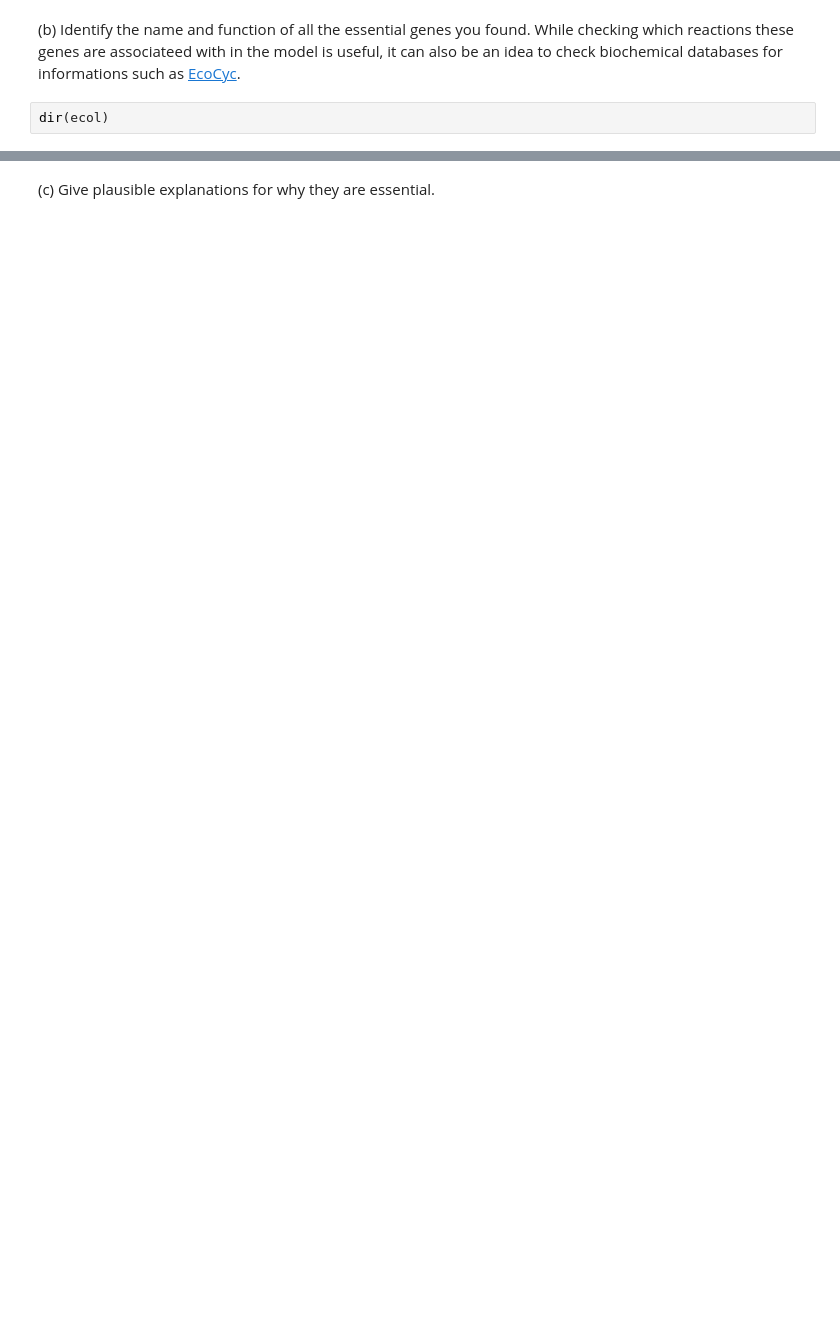
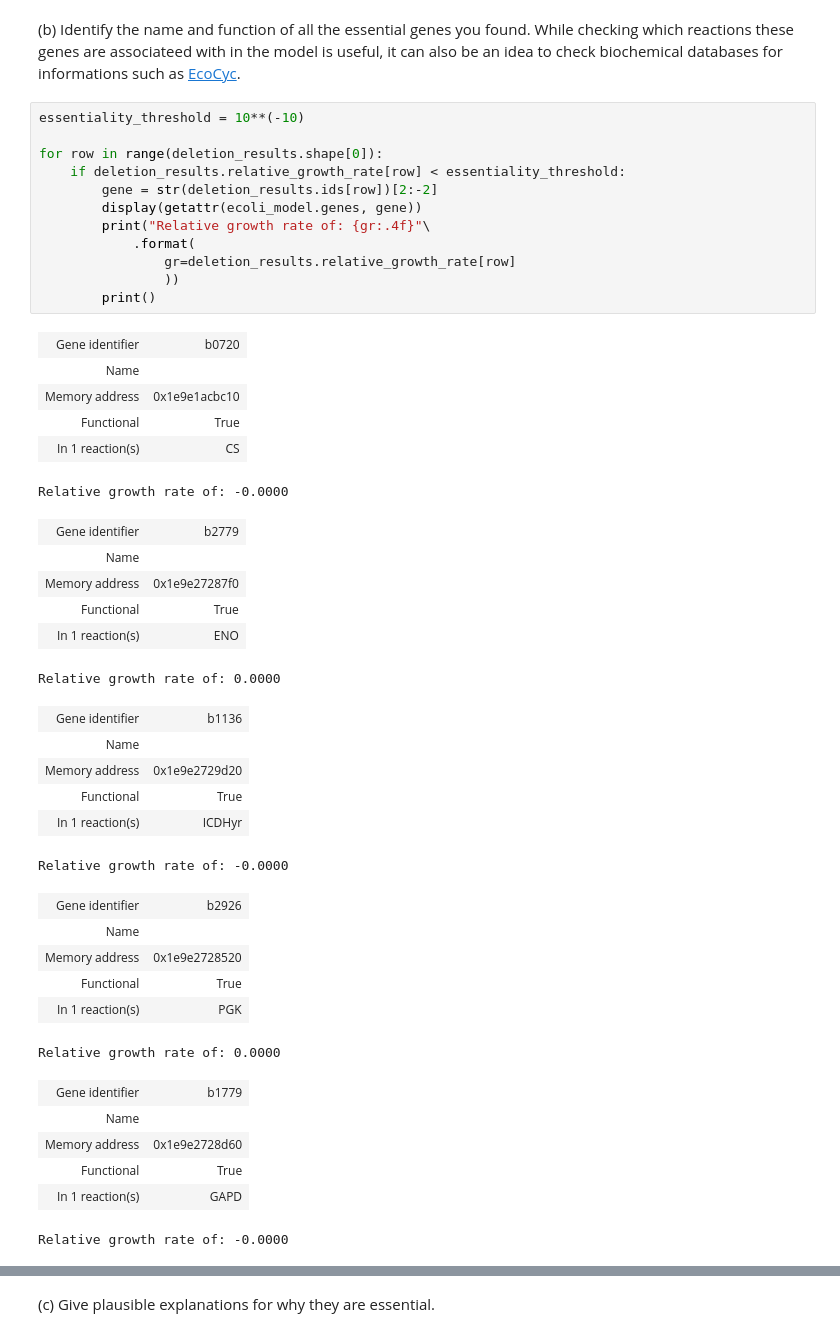
Before and after one commit to mkl061/TBT4165, a Jupyter notebook: project4/project_4.ipynb, the cells around one changed output, grey strips where cells are left out. Saved outputs shown, nothing was run; the diff lists cells and outputs as text; blank space fills up the shorter version.

```diff
--- a/project4/project_4.ipynb
+++ b/project4/project_4.ipynb
@@ -330,4 +221,45 @@ plt.show()
 # %% [markdown]
 (b) Identify the name and function of all the essential genes you found. While checking which reactions these genes are associateed with in the model is useful, it can also be an idea to check biochemical databases for informations such as [EcoCyc](https://ecocyc.org/).
-# %%
-dir(ecol)
+# %%
+essentiality_threshold = 10**(-10)
+
+for row in range(deletion_results.shape[0]):
+    if deletion_results.relative_growth_rate[row] < essentiality_threshold:
+        gene = str(deletion_results.ids[row])[2:-2]
+        display(getattr(ecoli_model.genes, gene))
+        print("Relative growth rate of: {gr:.4f}"\
+            .format(
+                gr=deletion_results.relative_growth_rate[row]
+                ))
+        print()
+# %% [output]
+| Gene identifier | b0720 |
+| Name |  |
+| Memory address | 0x1e9e1acbc10 |
+| Functional | True |
+| In 1 reaction(s) | CS |
+Relative growth rate of: -0.0000
+| Gene identifier | b2779 |
+| Name |  |
+| Memory address | 0x1e9e27287f0 |
+| Functional | True |
+| In 1 reaction(s) | ENO |
+Relative growth rate of: 0.0000
+| Gene identifier | b1136 |
+| Name |  |
+| Memory address | 0x1e9e2729d20 |
+| Functional | True |
+| In 1 reaction(s) | ICDHyr |
+Relative growth rate of: -0.0000
+| Gene identifier | b2926 |
+| Name |  |
+| Memory address | 0x1e9e2728520 |
+| Functional | True |
+| In 1 reaction(s) | PGK |
+Relative growth rate of: 0.0000
+| Gene identifier | b1779 |
+| Name |  |
+| Memory address | 0x1e9e2728d60 |
+| Functional | True |
+| In 1 reaction(s) | GAPD |
+Relative growth rate of: -0.0000
```
Also changed, not shown: parts of 19 cells of this notebook.
